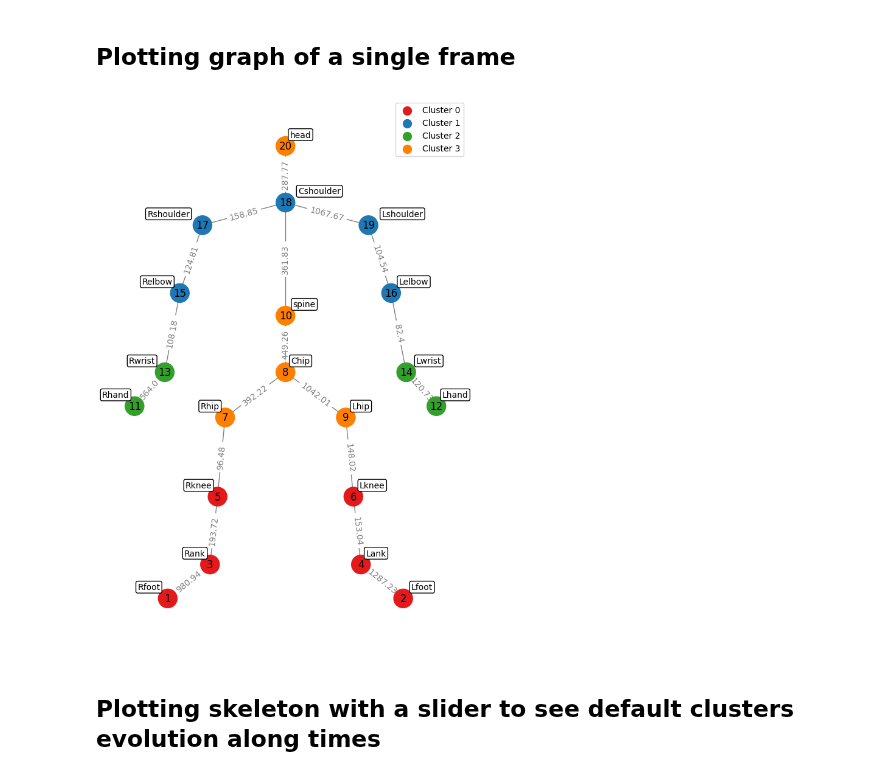
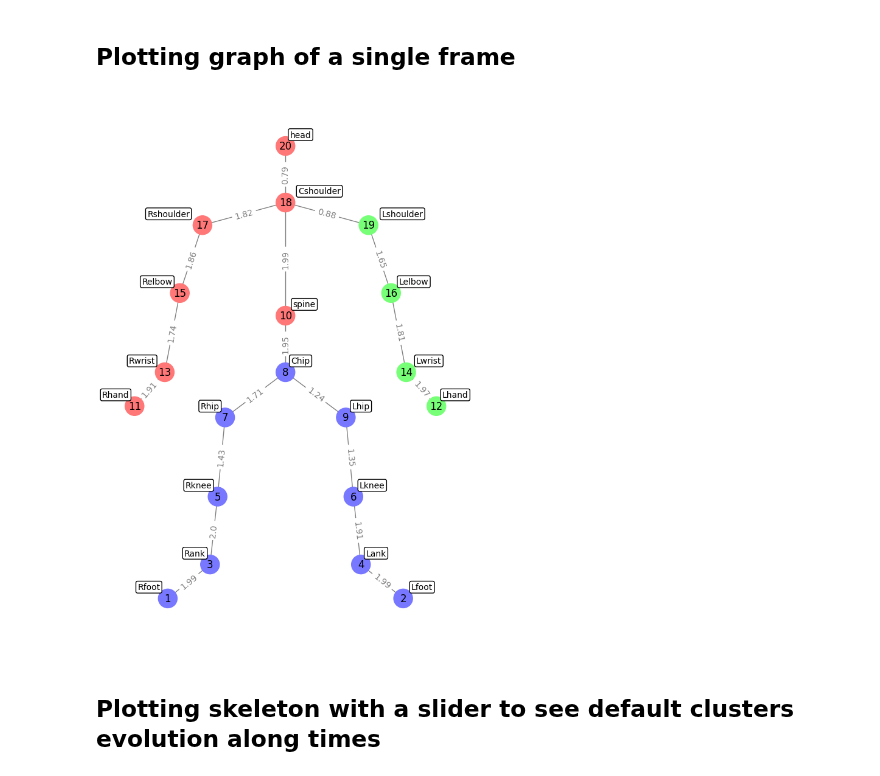
Before and after one commit to gaggioaxel/OoM-Thesis, a Jupyter notebook: code/src/ClusteringOoM.ipynb, the cells around one changed output. Cells and saved outputs as stored; diff of their text form; code cells hidden in the pictures.

Commit message:
clustering

```diff
--- a/code/src/ClusteringOoM.ipynb
+++ b/code/src/ClusteringOoM.ipynb
@@ -482,8 +482,8 @@ adjacencyMatrix = np.zeros((20,20),dtype=bool)
 adjacencyMatrix[edges[:,0],edges[:,1]] = True
 
 timeInstant = 1
-featuresTable = velocityTable
-
+featuresTable = angularMomentumTable
+#print(velocityTable)
 # using angular momentum vector as feature
 if isinstance(featuresTable.iloc[0,0],np.ndarray):
     tol = None
@@ -492,7 +492,7 @@ else:
     tol = featuresTable.mean(axis=None) * 10**-3
 
 weightMatrix = calculate_weight_matrix(featuresTable.iloc[timeInstant],adjacencyMatrix,tol)
-predicted_labels = shi_malik_spectral_clustering_matlab_version(weightMatrix)
+predicted_labels = shi_malik_spectral_clustering_matlab_version(weightMatrix,k=3)
 
 # Create a graph using NetworkX from the adjacency matrix
 graph = nx.from_numpy_array(np.multiply(adjacencyMatrix,weightMatrix))
@@ -510,36 +510,37 @@ pos = map_pos_human_body_graph()
 # Create the colormap
 # Define a pool of colors for k classes (you can add more colors if needed)
 color_pool = ['#e31a1c', '#1f78b4', '#33a02c', '#ff7f00', '#6a3d9a', '#b15928']
+color_pool = ['#ff7777','#77ff77','#7777ff']
 
 # Use the color pool to map cluster labels to colors
 node_colors = [color_pool[label % len(color_pool)] for label in predicted_labels]
 
 fig = plt.figure(figsize=(6,9))
 #canvas = fig.canvas
 nx.draw(graph, pos, with_labels=True, node_size=500, node_color=node_colors, edge_color="gray")
 nx.draw_networkx_edge_labels(graph, pos, edge_labels=edge_labels, font_size=10, font_color='gray', label_pos=0.5)
 
 # Create a custom legend for cluster labels
 unique_labels = np.unique(predicted_labels)
 
 # Create a custom legend for cluster labels using the color pool
 legend_labels = {label: f"Cluster {label}" for label in unique_labels}
-plt.legend(handles=[plt.scatter([], [], s=100, c=color, marker='o', label=legend_labels[label]) for label, color in zip(unique_labels, color_pool)], loc="upper right")
+#plt.legend(handles=[plt.scatter([], [], s=100, c=color, marker='o', label=legend_labels[label]) for label, color in zip(unique_labels, color_pool)], loc="upper right")
 
 
 # Add annotations for joint names
 for node, (x, y) in pos.items():
     plt.text(x+(np.sign(x) or True)*len(indxToPhys[node])*0.025, y+0.05, indxToPhys[node], fontsize=10, ha='center', va='center', bbox=dict(facecolor='white', edgecolor='black', boxstyle='round,pad=0.2'))
 
 #canvas.draw()
 #image_flat = np.frombuffer(canvas.tostring_rgb(), dtype='uint8')
 #image = image_flat.reshape(*reversed(canvas.get_width_height()), 3)
 #from PIL import Image
 #Image.fromarray(image).save("clustering1.png")
 
 plt.show()
 # %% [output]
-[figure, old version]
+[figure, new version]
 # %% [markdown]
 ## Plotting skeleton with a slider to see default clusters evolution along times
 # %%
```
Also changed, not shown: parts of 2 cells of this notebook.
